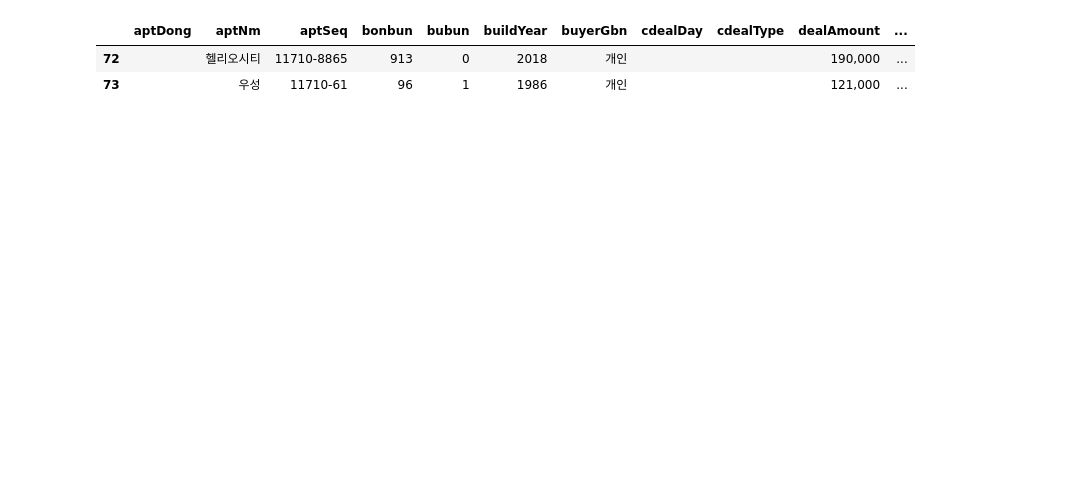
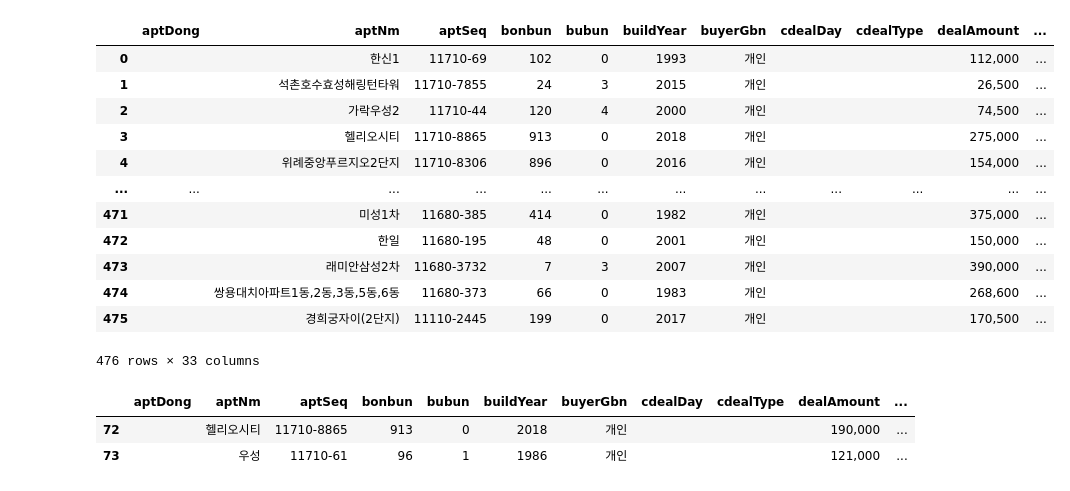
Before and after one commit to aiqwe/apt_trade, a Jupyter notebook: notebook.ipynb, the cells around one changed output. Drawn from its saved outputs; the diff is of its cells as text; code cells hidden in the pictures; blank space fills up the shorter version.

```diff
--- a/notebook.ipynb
+++ b/notebook.ipynb
@@ -3,3 +65,19 @@ import pandas as pd
+# %%
+df
+# %% [output]
+|  | aptDong | aptNm | aptSeq | bonbun | bubun | buildYear | buyerGbn | cdealDay | cdealType | dealAmount | ... |
+| 0 |  | 한신1 | 11710-69 | 102 | 0 | 1993 | 개인 |  |  | 112,000 | ... |
+| 1 |  | 석촌호수효성해링턴타워 | 11710-7855 | 24 | 3 | 2015 | 개인 |  |  | 26,500 | ... |
+| 2 |  | 가락우성2 | 11710-44 | 120 | 4 | 2000 | 개인 |  |  | 74,500 | ... |
+| 3 |  | 헬리오시티 | 11710-8865 | 913 | 0 | 2018 | 개인 |  |  | 275,000 | ... |
+| 4 |  | 위례중앙푸르지오2단지 | 11710-8306 | 896 | 0 | 2016 | 개인 |  |  | 154,000 | ... |
+| ... | ... | ... | ... | ... | ... | ... | ... | ... | ... | ... | ... |
+| 471 |  | 미성1차 | 11680-385 | 414 | 0 | 1982 | 개인 |  |  | 375,000 | ... |
+| 472 |  | 한일 | 11680-195 | 48 | 0 | 2001 | 개인 |  |  | 150,000 | ... |
+| 473 |  | 래미안삼성2차 | 11680-3732 | 7 | 3 | 2007 | 개인 |  |  | 390,000 | ... |
+| 474 |  | 쌍용대치아파트1동,2동,3동,5동,6동 | 11680-373 | 66 | 0 | 1983 | 개인 |  |  | 268,600 | ... |
+| 475 |  | 경희궁자이(2단지) | 11110-2445 | 199 | 0 | 2017 | 개인 |  |  | 170,500 | ... |
+476 rows × 33 columns
 # %%
 df = pd.read_csv("./src/data/2024-09-11/202409.csv")
 # %%
```
Also changed, not shown: parts of 13 cells of this notebook, 10 other files.
